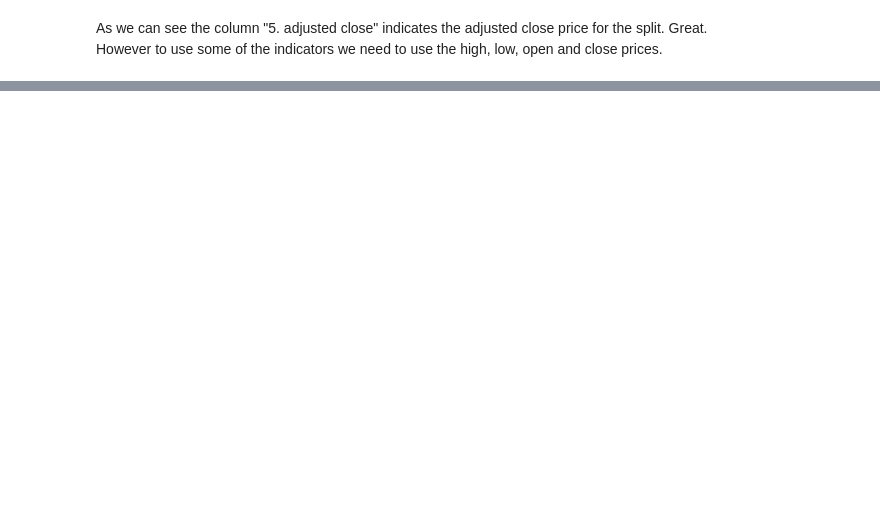
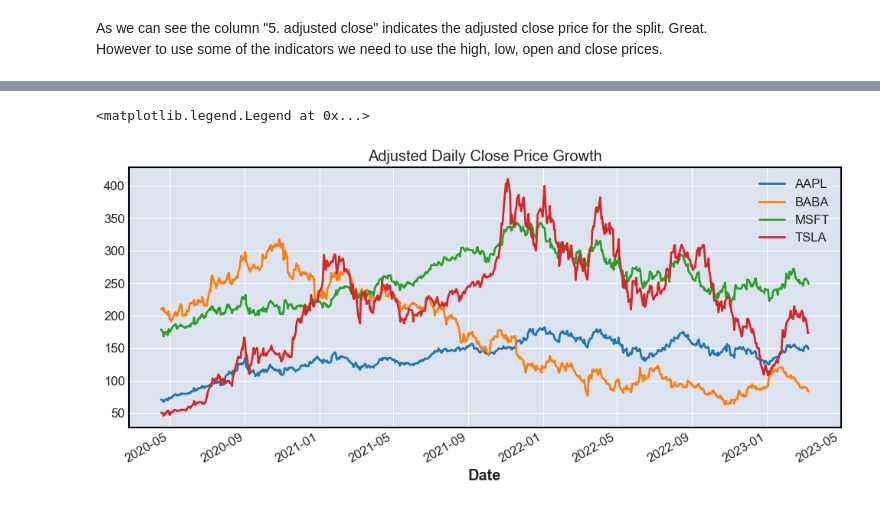
Before and after one commit to Folongton/Stock-Analysis, a Jupyter notebook: P1-Indicators-Chart-Analysis/P1-Chart-Analysis.ipynb, the cells around one changed output, grey strips where cells are left out. Drawn from its saved outputs; the diff is of its cells as text; code cells hidden in the pictures; blank space fills up the shorter version.

```diff
--- a/P1-Indicators-Chart-Analysis/P1-Chart-Analysis.ipynb
+++ b/P1-Indicators-Chart-Analysis/P1-Chart-Analysis.ipynb
@@ -172,0 +187,9 @@ mpf.plot(aapl_d_2y, type="candle", mav=(10, 20), volume=True)
+# %%
+aapl_d['Close'][-730::].plot(figsize=(12,5),label='AAPL', title='Adjusted Daily Close Price Growth')
+baba_d['Close'][-730::].plot(label='BABA')
+msft_d['Close'][-730::].plot(label='MSFT')
+tsla_d['Close'][-730::].plot(label='TSLA')
+plt.legend()
+# %% [output]
+<matplotlib.legend.Legend at 0x...>
+[figure, added]
```
Also changed, not shown: parts of 21 cells of this notebook.
